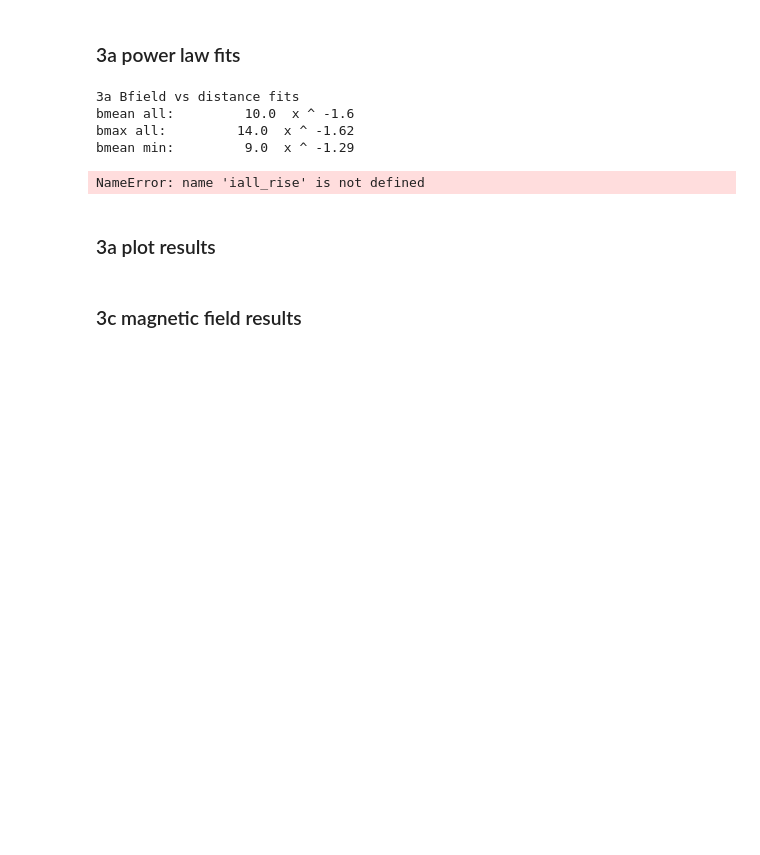
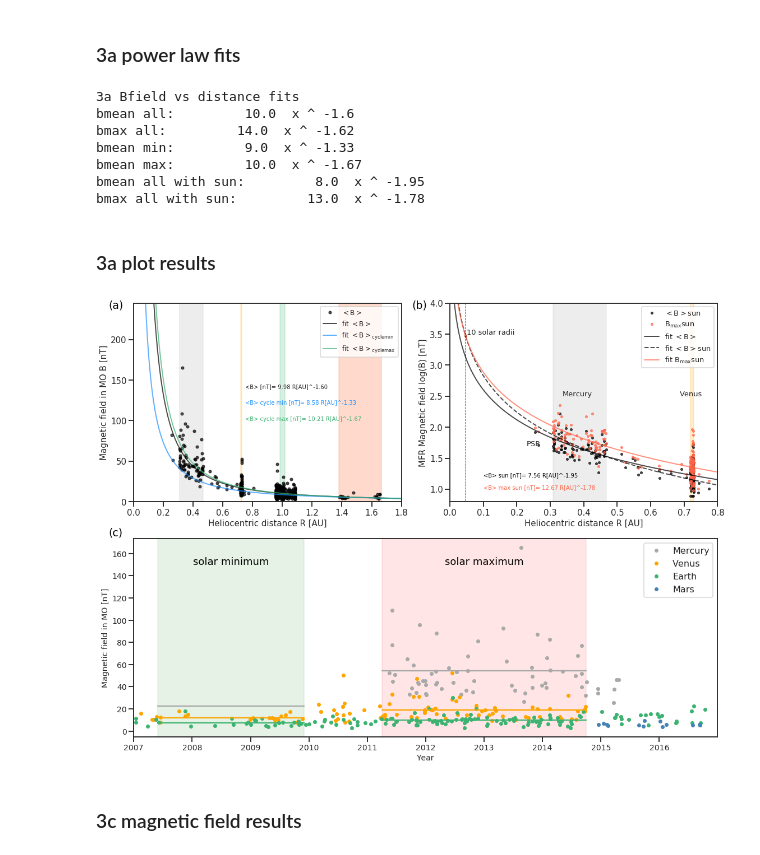
Before and after one commit to cmoestl/heliocats, a Jupyter notebook: cme_statistics.ipynb, the cells around one changed output. Cells and saved outputs as stored; diff of their text form; code cells hidden in the pictures; blank space fills up the shorter version.

```diff
--- a/cme_statistics.ipynb
+++ b/cme_statistics.ipynb
@@ -886,12 +918,12 @@ yfit_min=hs.powerlaw(xfit,param_min[0][0],param_min[0][1])
 print('bmean min:        ',np.round(param_min[0][0]),' x ^', np.round(param_min[0][1],2))
 
 
-#power law fit for solar minimum durations
-scr=ic.mo_sc_heliodistance[iall_rise]
-scb=ic.mo_bmean[iall_rise]
-param_rise = scipy.optimize.curve_fit(hs.powerlaw, scr, scb)
-yfit_rise=hs.powerlaw(xfit,param_rise[0][0],param_rise[0][1])
-print('bmean rise:        ',np.round(param_rise[0][0]),' x ^', np.round(param_rise[0][1],2))
+# #power law fit for solar minimum durations
+# scr=ic.mo_sc_heliodistance[iall_rise]
+# scb=ic.mo_bmean[iall_rise]
+# param_rise = scipy.optimize.curve_fit(hs.powerlaw, scr, scb)
+# yfit_rise=hs.powerlaw(xfit,param_rise[0][0],param_rise[0][1])
+# print('bmean rise:        ',np.round(param_rise[0][0]),' x ^', np.round(param_rise[0][1],2))
 
 #power law fit for solar minimum durations
 scr=ic.mo_sc_heliodistance[iall_max]
@@ -922,8 +954,10 @@ print('bmax all with sun:        ',np.round(param_all_sun_max[0][0]),' x ^', np.
 3a Bfield vs distance fits
 bmean all:         10.0  x ^ -1.6
 bmax all:         14.0  x ^ -1.62
-bmean min:         9.0  x ^ -1.29
+bmean min:         9.0  x ^ -1.33
+bmean max:         10.0  x ^ -1.67
+bmean all with sun:         8.0  x ^ -1.95
+bmax all with sun:         13.0  x ^ -1.78
-NameError: name 'iall_rise' is not defined
 # %% [markdown]
 ### 3a plot results
 # %%
@@ -1042,8 +1076,8 @@ plt.legend(loc=1,fontsize=fsize-2)
 vlevel=150
 plt.axvspan(minstart,minend, color='green', alpha=0.1)
 plt.annotate('solar minimum',xy=(minstart+(minend-minstart)/2,vlevel),color='black', ha='center')
-plt.axvspan(risestart,riseend, color='yellow', alpha=0.1)
-plt.annotate('rising phase',xy=(risestart+(riseend-risestart)/2,vlevel),color='black', ha='center')
+# plt.axvspan(risestart,riseend, color='yellow', alpha=0.1)
+# plt.annotate('rising phase',xy=(risestart+(riseend-risestart)/2,vlevel),color='black', ha='center')
 plt.axvspan(maxstart,maxend, color='red', alpha=0.1)
 plt.annotate('solar maximum',xy=(maxstart+(maxend-maxstart)/2,vlevel),color='black', ha='center')
 
@@ -1055,12 +1089,12 @@ plt.plot_date( [minstart,minend], [np.mean(ic.mo_bmean[vexi_min]), \
 plt.plot_date( [minstart,minend], [np.mean(ic.mo_bmean[mesi_min]), \
                np.mean(ic.mo_bmean[mesi_min])], color='darkgrey', linestyle='-', markersize=0)
 
-plt.plot_date( [risestart,riseend], [np.mean(ic.mo_bmean[wini_rise]), \
-               np.mean(ic.mo_bmean[wini_rise])], color='mediumseagreen', linestyle='-',markersize=0 )
-plt.plot_date( [risestart,riseend], [np.mean(ic.mo_bmean[vexi_rise]), \
-               np.mean(ic.mo_bmean[vexi_rise])], color='orange', linestyle='-', markersize=0)
-plt.plot_date( [risestart,riseend], [np.mean(ic.mo_bmean[mesi_rise]), \
-               np.mean(ic.mo_bmean[mesi_rise])], color='darkgrey', linestyle='-', markersize=0)
+# plt.plot_date( [risestart,riseend], [np.mean(ic.mo_bmean[wini_rise]), \
+#                np.mean(ic.mo_bmean[wini_rise])], color='mediumseagreen', linestyle='-',markersize=0 )
+# plt.plot_date( [risestart,riseend], [np.mean(ic.mo_bmean[vexi_rise]), \
+#                np.mean(ic.mo_bmean[vexi_rise])], color='orange', linestyle='-', markersize=0)
+# plt.plot_date( [risestart,riseend], [np.mean(ic.mo_bmean[mesi_rise]), \
+#                np.mean(ic.mo_bmean[mesi_rise])], color='darkgrey', linestyle='-', markersize=0)
 
 plt.plot_date( [maxstart,maxend], [np.mean(ic.mo_bmean[wini_max]), \
                np.mean(ic.mo_bmean[wini_max])], color='mediumseagreen', linestyle='-',markersize=0 )
@@ -1068,33 +1102,35 @@ plt.plot_date( [maxstart,maxend], [np.mean(ic.mo_bmean[vexi_max]), \
                np.mean(ic.mo_bmean[vexi_max])], color='orange', linestyle='-', markersize=0)
 plt.plot_date( [maxstart,maxend], [np.mean(ic.mo_bmean[mesi_max]), \
                np.mean(ic.mo_bmean[mesi_max])], color='darkgrey', linestyle='-', markersize=0)
 
 plt.ylabel('Magnetic field in MO [nT]', fontsize=fsize)
 plt.xlabel('Year', fontsize=fsize)
 fsize=14
 plt.xlim(parse_time('2007-01-01').datetime, parse_time('2016-12-31').datetime)
 
 plt.ylabel('Magnetic field in MO [nT]', fontsize=fsize)
 plt.xlabel('Year', fontsize=fsize)
 plt.tight_layout()
 plt.yticks(fontsize=fsize)
 plt.xticks(fontsize=fsize)
 plt.legend(loc=1,fontsize=fsize+2)
 
 #panel labels
 plt.figtext(0.03,0.96,'(a)',color='black', fontsize=fsize+5, ha='left')
 plt.figtext(0.50,0.96,'(b)',color='black', fontsize=fsize+5, ha='left')
 plt.figtext(0.03,0.49,'(c)',color='black', fontsize=fsize+5, ha='left')
 
 
 #+++ add indicator for missions at planet durations
 
 
 
 plt.tight_layout()
 plt.savefig('results/plots_stats/icme_total_field_distance_time_paper.pdf', dpi=300)
 plt.savefig('results/plots_stats/icme_total_field_distance_time_paper.png', dpi=300)
 #plt.savefig('results/plots_stats/icme_total_field_distance_time_paper.jpg', dpi=300)
+# %% [output]
+[figure, added]
 # %% [markdown]
 ### 3c magnetic field results
 # %%
```
Also changed, not shown: parts of 7 cells of this notebook, 11 other files.
